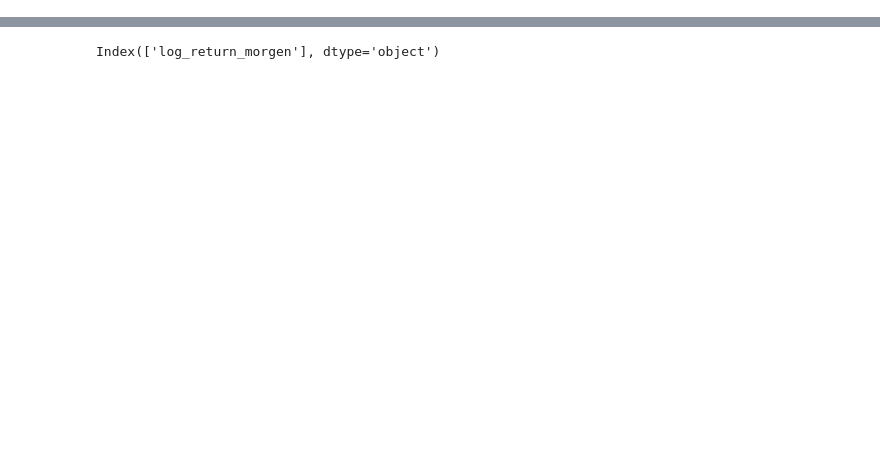
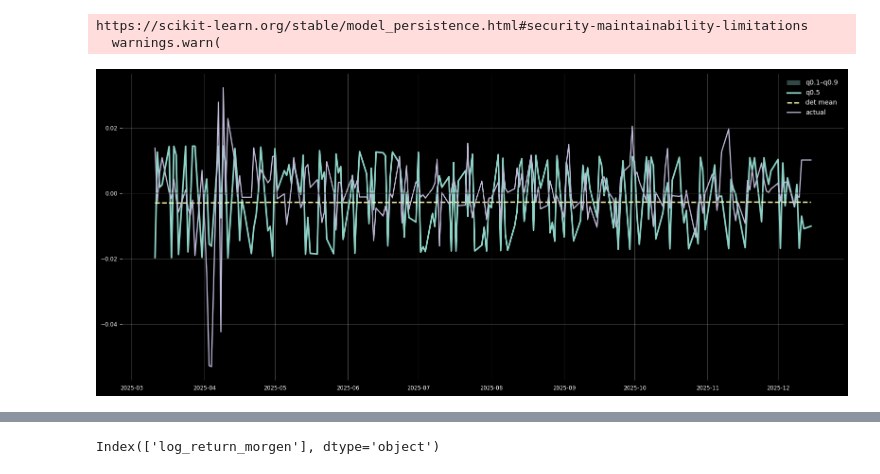
Before and after one commit to dennisddschulz/cas-artificial-intelligence, a Jupyter notebook: 07_tft_forecast_project_guido/src/notebooks/Explr_quantile.ipynb, the cells around one changed output, grey strips where cells are left out. Saved outputs shown, nothing was run; the diff lists cells and outputs as text; code cells hidden in the pictures; blank space fills up the shorter version.

```diff
--- a/07_tft_forecast_project_guido/src/notebooks/Explr_quantile.ipynb
+++ b/07_tft_forecast_project_guido/src/notebooks/Explr_quantile.ipynb
@@ -15,0 +349,38 @@ dict_keys(['model', 'model_quantile', 'forecast_q_median', 'forecast_q_median_pr
+# %%
+import pickle
+import matplotlib.pyplot as plt
+import numpy as np
+
+with open("results.pkl", "rb") as f:
+    results = pickle.load(f)
+
+actual = results["y_test"]
+det = results["forecast"]
+q = results["quantile"]["logret_forecasts"]
+
+q01 = q["q01"].values().squeeze()
+q05 = q["q05"].values().squeeze()
+q09 = q["q09"].values().squeeze()
+det_y = det.values().squeeze()
+act_y = actual.values().squeeze()
+x = actual.time_index
+
+N = 300
+x = x[-N:]
+q01, q05, q09 = q01[-N:], q05[-N:], q09[-N:]
+det_y, act_y = det_y[-N:], act_y[-N:]
+
+plt.figure(figsize=(16, 7))
+plt.fill_between(x, q01, q09, alpha=0.35, label="q0.1–q0.9")
+plt.plot(x, q05, linewidth=2.5, label="q0.5")
+plt.plot(x, det_y, "--", linewidth=2, label="det mean")
+plt.plot(x, act_y, linewidth=1.8, label="actual")
+plt.axhline(0, color="black", alpha=0.6)
+plt.legend()
+plt.grid(alpha=0.3)
+plt.tight_layout()
+plt.show()
+# %% [output]
+https://scikit-learn.org/stable/model_persistence.html#security-maintainability-limitations
+  warnings.warn(
+[figure, added]
```
Also changed, not shown: parts of 16 cells of this notebook, 7 other files.
